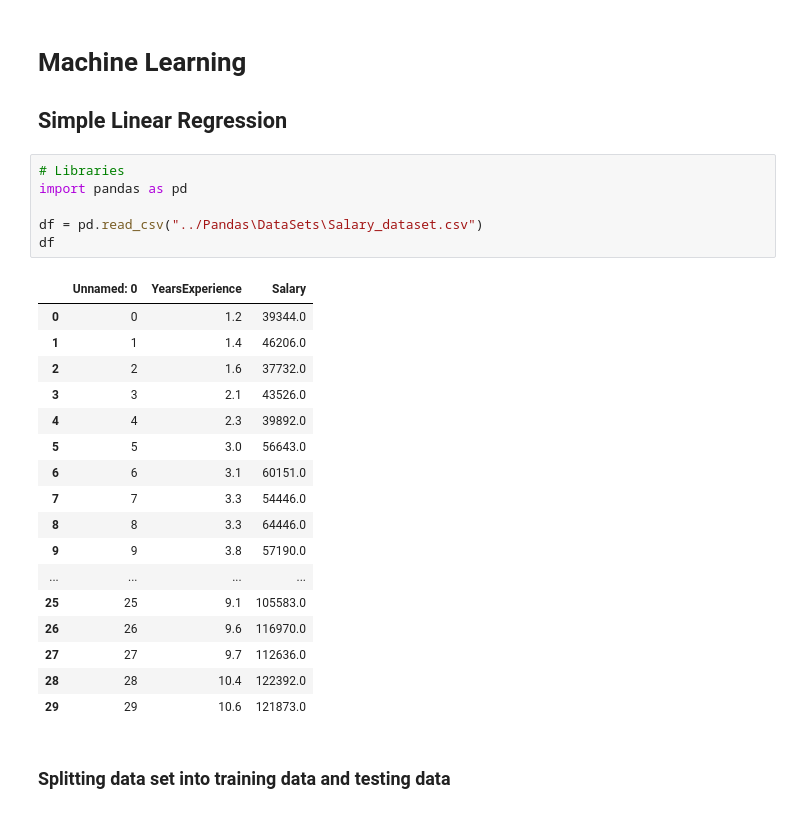
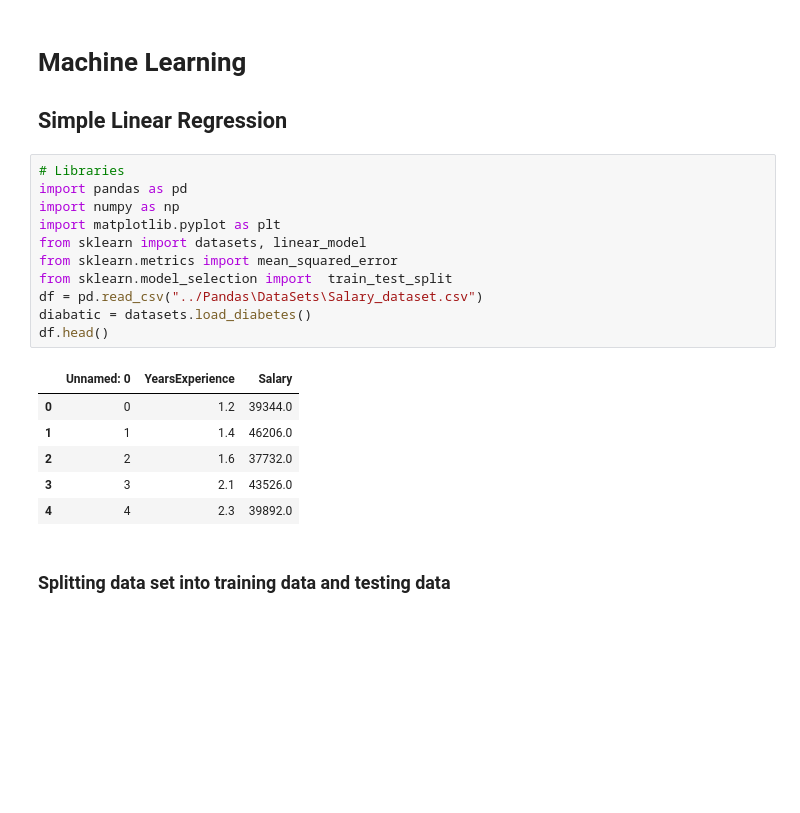
Before and after one commit to M-Aaqib-Arshad/Machine-Learning, a Jupyter notebook: 01_ML_Simple_Regression.ipynb, the cells around one changed output. Cells and saved outputs as stored; diff of their text form; blank space fills up the shorter version.

Commit message:
Linear Regression

```diff
--- a/01_ML_Simple_Regression.ipynb
+++ b/01_ML_Simple_Regression.ipynb
@@ -4,27 +4,21 @@
 # %%
 # Libraries
 import pandas as pd
-
+import numpy as np
+import matplotlib.pyplot as plt
+from sklearn import datasets, linear_model
+from sklearn.metrics import mean_squared_error
+from sklearn.model_selection import  train_test_split
 df = pd.read_csv("../Pandas\DataSets\Salary_dataset.csv")
-df
+diabatic = datasets.load_diabetes()
+df.head()
 # %% [output]
 |  | Unnamed: 0 | YearsExperience | Salary |
 | 0 | 0 | 1.2 | 39344.0 |
 | 1 | 1 | 1.4 | 46206.0 |
 | 2 | 2 | 1.6 | 37732.0 |
 | 3 | 3 | 2.1 | 43526.0 |
 | 4 | 4 | 2.3 | 39892.0 |
-| 5 | 5 | 3.0 | 56643.0 |
-| 6 | 6 | 3.1 | 60151.0 |
-| 7 | 7 | 3.3 | 54446.0 |
-| 8 | 8 | 3.3 | 64446.0 |
-| 9 | 9 | 3.8 | 57190.0 |
-| ... | ... | ... | ... |
-| 25 | 25 | 9.1 | 105583.0 |
-| 26 | 26 | 9.6 | 116970.0 |
-| 27 | 27 | 9.7 | 112636.0 |
-| 28 | 28 | 10.4 | 122392.0 |
-| 29 | 29 | 10.6 | 121873.0 |
 # %% [markdown]
 ### Splitting data set into training data and testing data
 # %%
```
Also changed, not shown: parts of 21 cells of this notebook, 3 other files.
